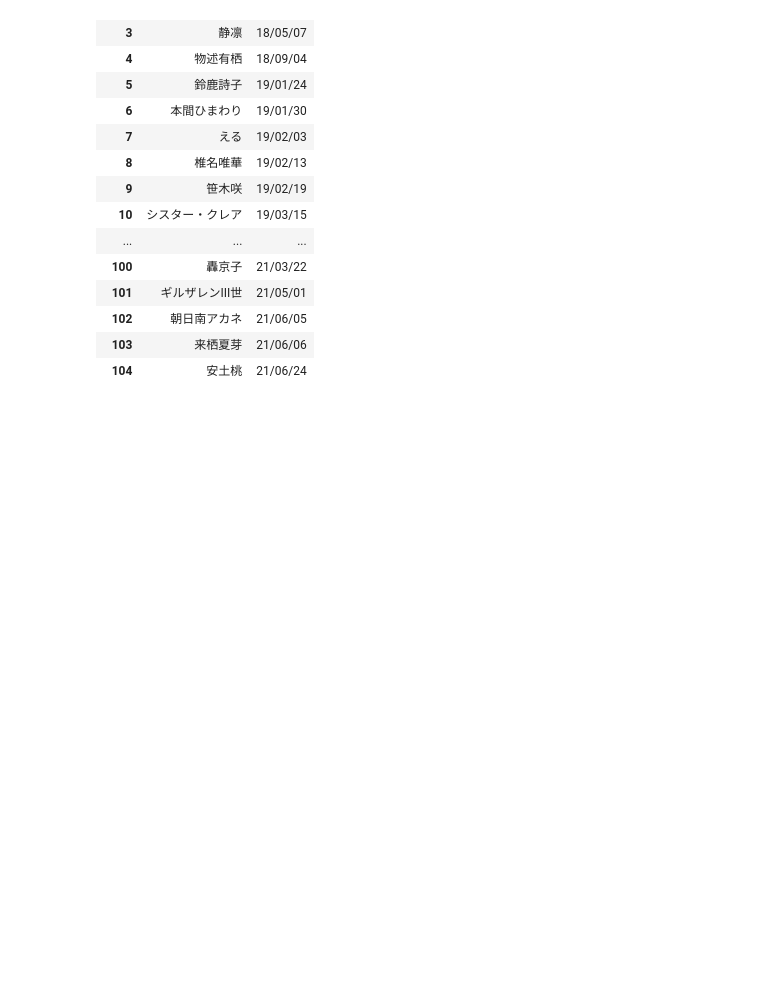
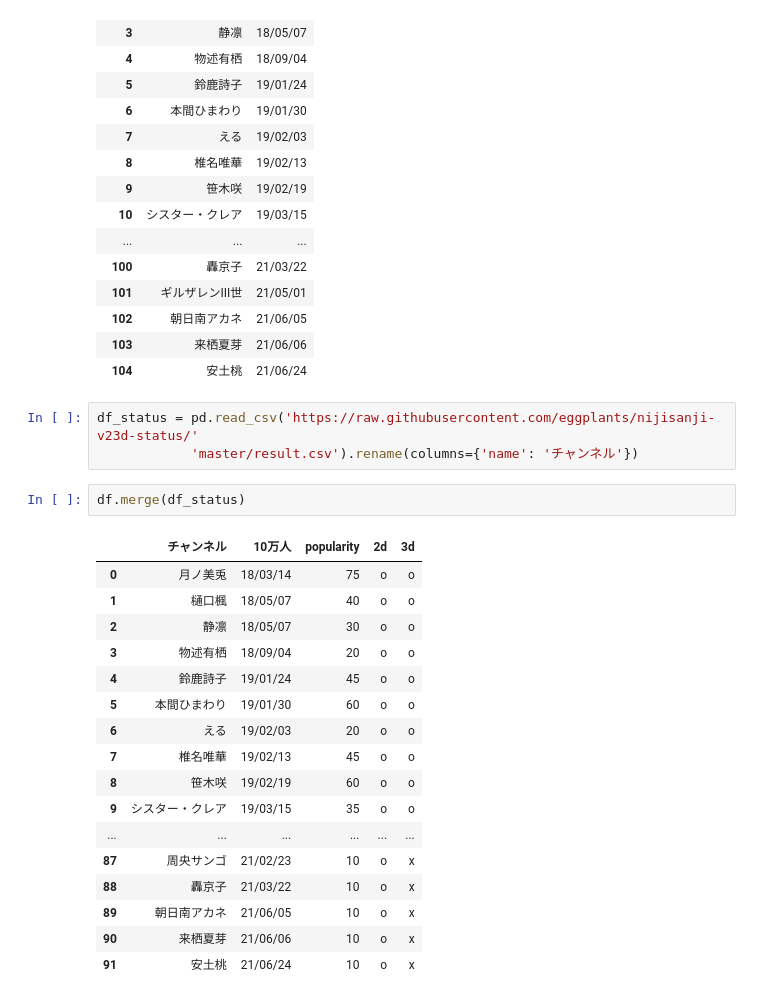
Before and after one commit to eggplants/niji-100k, a Jupyter notebook: gen.ipynb, the cells around one changed output. Cells and saved outputs as stored; diff of their text form; blank space fills up the shorter version.

```diff
--- a/gen.ipynb
+++ b/gen.ipynb
@@ -45,3 +45,26 @@ df
 | 102 | 朝日南アカネ | 21/06/05 |
 | 103 | 来栖夏芽 | 21/06/06 |
 | 104 | 安土桃 | 21/06/24 |
+# %%
+df_status = pd.read_csv('https://raw.githubusercontent.com/eggplants/nijisanji-v23d-status/'
+            'master/result.csv').rename(columns={'name': 'チャンネル'})
+# %%
+df.merge(df_status)
+# %% [output]
+|  | チャンネル | 10万人 | popularity | 2d | 3d |
+| 0 | 月ノ美兎 | 18/03/14 | 75 | o | o |
+| 1 | 樋口楓 | 18/05/07 | 40 | o | o |
+| 2 | 静凛 | 18/05/07 | 30 | o | o |
+| 3 | 物述有栖 | 18/09/04 | 20 | o | o |
+| 4 | 鈴鹿詩子 | 19/01/24 | 45 | o | o |
+| 5 | 本間ひまわり | 19/01/30 | 60 | o | o |
+| 6 | える | 19/02/03 | 20 | o | o |
+| 7 | 椎名唯華 | 19/02/13 | 45 | o | o |
+| 8 | 笹木咲 | 19/02/19 | 60 | o | o |
+| 9 | シスター・クレア | 19/03/15 | 35 | o | o |
+| ... | ... | ... | ... | ... | ... |
+| 87 | 周央サンゴ | 21/02/23 | 10 | o | x |
+| 88 | 轟京子 | 21/03/22 | 10 | o | x |
+| 89 | 朝日南アカネ | 21/06/05 | 10 | o | x |
+| 90 | 来栖夏芽 | 21/06/06 | 10 | o | x |
+| 91 | 安土桃 | 21/06/24 | 10 | o | x |
```
Also changed, not shown: parts of 1 cell of this notebook, 1 other file.
